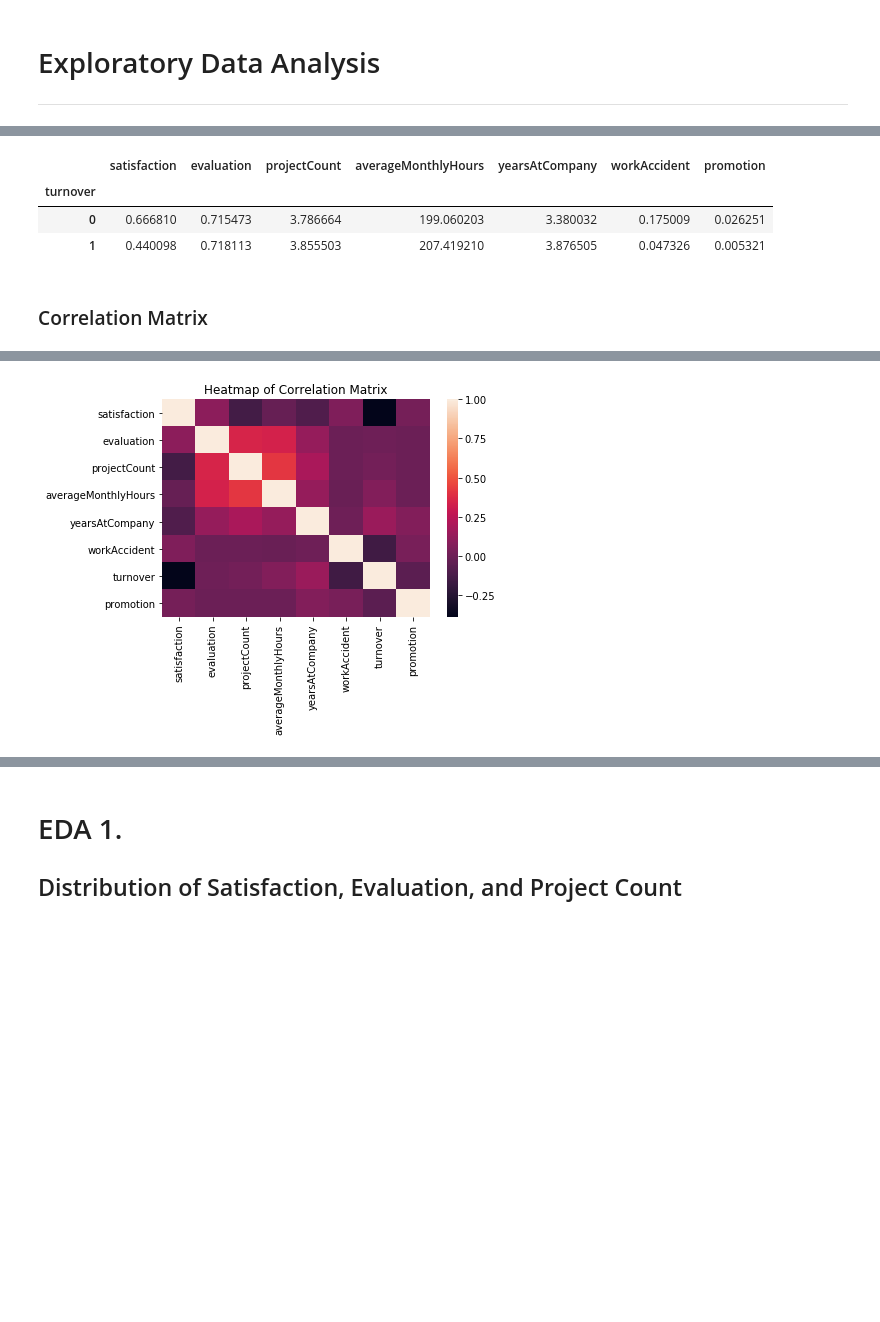
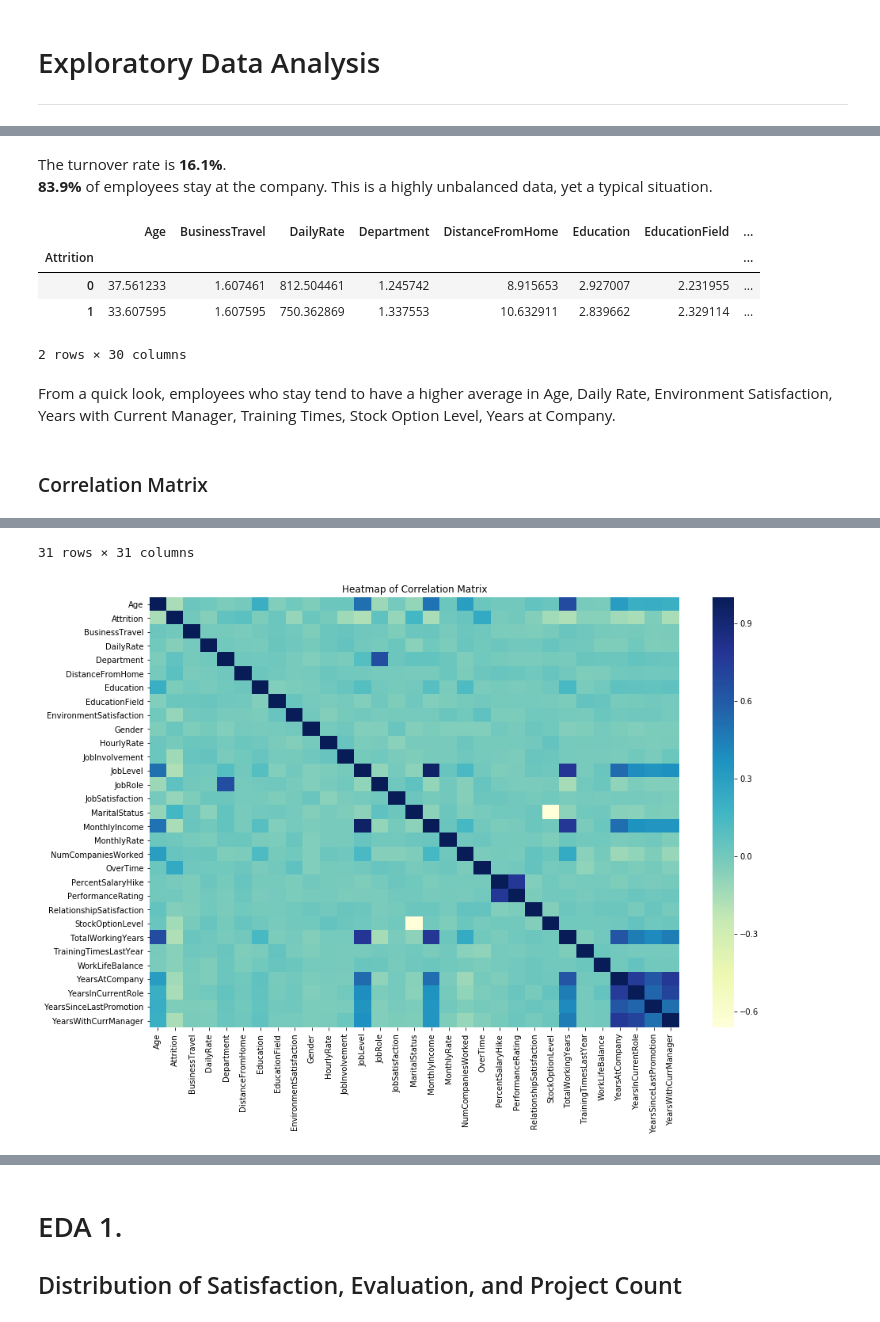
Before and after one commit to katiecao1/employee-attrition, a Jupyter notebook: Notebook.ipynb, the cells around one changed output, grey strips where cells are left out. Drawn from its saved outputs; the diff is of its cells as text; code cells hidden in the pictures; blank space fills up the shorter version.

```diff
--- a/Notebook.ipynb
+++ b/Notebook.ipynb
@@ -125,15 +165,0 @@ dtype: bool
-# %%
-# Rename Columns
-# Renaming certain columns for better readability
-df = df.rename(columns={'satisfaction_level': 'satisfaction',
-                        'last_evaluation': 'evaluation',
-                        'number_project': 'projectCount',
-                        'average_montly_hours': 'averageMonthlyHours',
-                        'time_spend_company': 'yearsAtCompany',
-                        'Work_accident': 'workAccident',
-                        'promotion_last_5years': 'promotion',
-                        'sales' : 'department',
-                        'left' : 'turnover'
-                        })
-
-df.head(3)
@@ -177,0 +166,18 @@ dtype: object
+# %%
+#drop id columns that're unnecessary for the analysis
+columns = ['EmployeeCount','EmployeeNumber','Over18','StandardHours']
+df.drop(columns,inplace=True,axis=1)
+# %%
+#Put all categorical columns together in a list
+categorical_columns = ['Attrition', 'BusinessTravel', 'Department', 'EducationField', 'Gender', 'JobRole', 'MaritalStatus', 'OverTime']
+# %%
+#Deep copy of the original data. This means that the original data won't be affected no matter what changes made to the copy
+data_encoded = df.copy(deep=True)
+
+#Change categorical columns to numbers by assigning each value a number in order to perform statistical analysis
+label_encode = preprocessing.LabelEncoder()
+for col in categorical_columns:
+    data_encoded[col] = label_encode.fit_transform(df[col])
+    name_mapping = dict(zip(label_encode.classes_, label_encode.transform(label_encode.classes_)))
+    print('- Feature', col + '' + ': mapping', name_mapping)
+    print('')
@@ -208,9 +242,14 @@ df.describe()
+# %% [markdown]
+The turnover rate is **16.1%**.<br>
+**83.9%** of employees stay at the company.
+This is a highly unbalanced data, yet a typical situation.
 # %%
-# Display the mean summary of Employees (Turnover V.S. Non-turnover). What do you notice between the groups?
-turnover_Summary = df.groupby('turnover')
+# Display the mean summary of Employees (Turnover V.S. Non-turnover).
+turnover_Summary = data_encoded.groupby('Attrition')
 turnover_Summary.mean()
 # %% [output]
-|  | satisfaction | evaluation | projectCount | averageMonthlyHours | yearsAtCompany | workAccident | promotion |
-| turnover |  |  |  |  |  |  |  |
-| 0 | 0.666810 | 0.715473 | 3.786664 | 199.060203 | 3.380032 | 0.175009 | 0.026251 |
-| 1 | 0.440098 | 0.718113 | 3.855503 | 207.419210 | 3.876505 | 0.047326 | 0.005321 |
+|  | Age | BusinessTravel | DailyRate | Department | DistanceFromHome | Education | EducationField | ... |
+| Attrition |  |  |  |  |  |  |  | ... |
+| 0 | 37.561233 | 1.607461 | 812.504461 | 1.245742 | 8.915653 | 2.927007 | 2.231955 | ... |
+| 1 | 33.607595 | 1.607595 | 750.362869 | 1.337553 | 10.632911 | 2.839662 | 2.329114 | ... |
+2 rows × 30 columns
@@ -219,12 +256,15 @@ turnover_Summary.std()
+# %% [markdown]
+From a quick look, employees who stay tend to have a higher average in Age, Daily Rate, Environment Satisfaction, Years with Current Manager, Training Times, Stock Option Level, Years at Company.
 # %% [markdown]
 <a id='correlation_matrix'></a>
 ### Correlation Matrix
 # %%
-# Create a correlation matrix. What features correlate the most with turnover? What other correlations did you find?
-corr = df.corr()
+# Create a correlation matrix
+corr = data_encoded.corr()
+plt.rcParams["figure.figsize"] = [15,10]
 sns.heatmap(corr,
             xticklabels=corr.columns.values,
-            yticklabels=corr.columns.values)
+            yticklabels=corr.columns.values,cmap="YlGnBu")
 plt.title('Heatmap of Correlation Matrix')
 corr
 # %% [output]
@@ -240 +288,2 @@ corr
+31 rows × 31 columns
-[figure, old version]
+[figure, new version]
```
Also changed, not shown: parts of 29 cells of this notebook.
